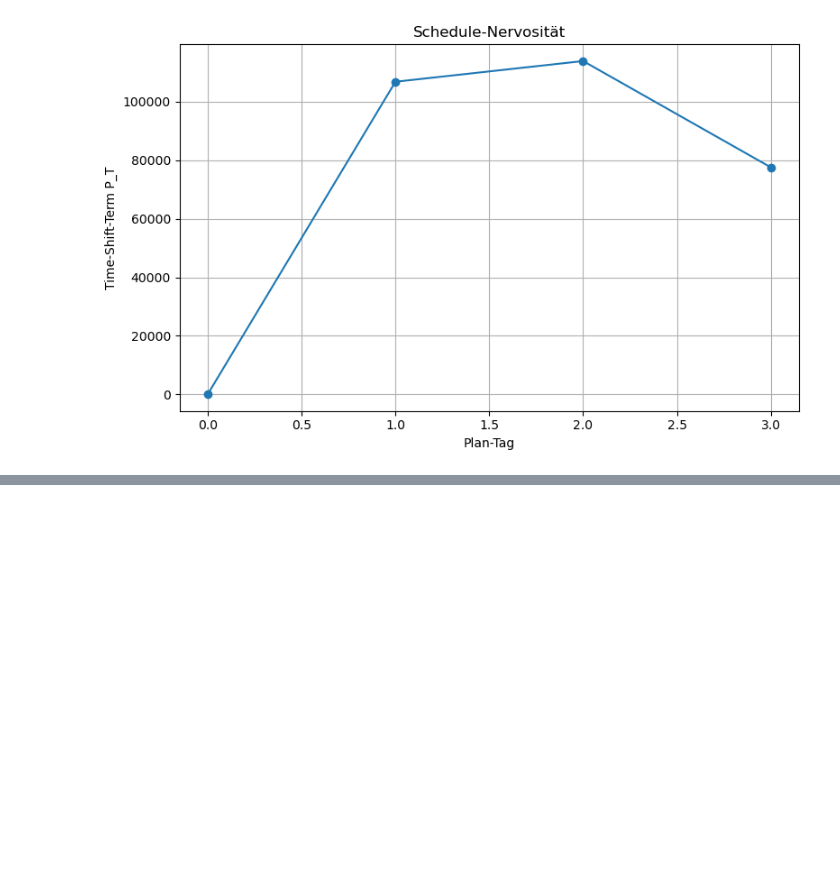
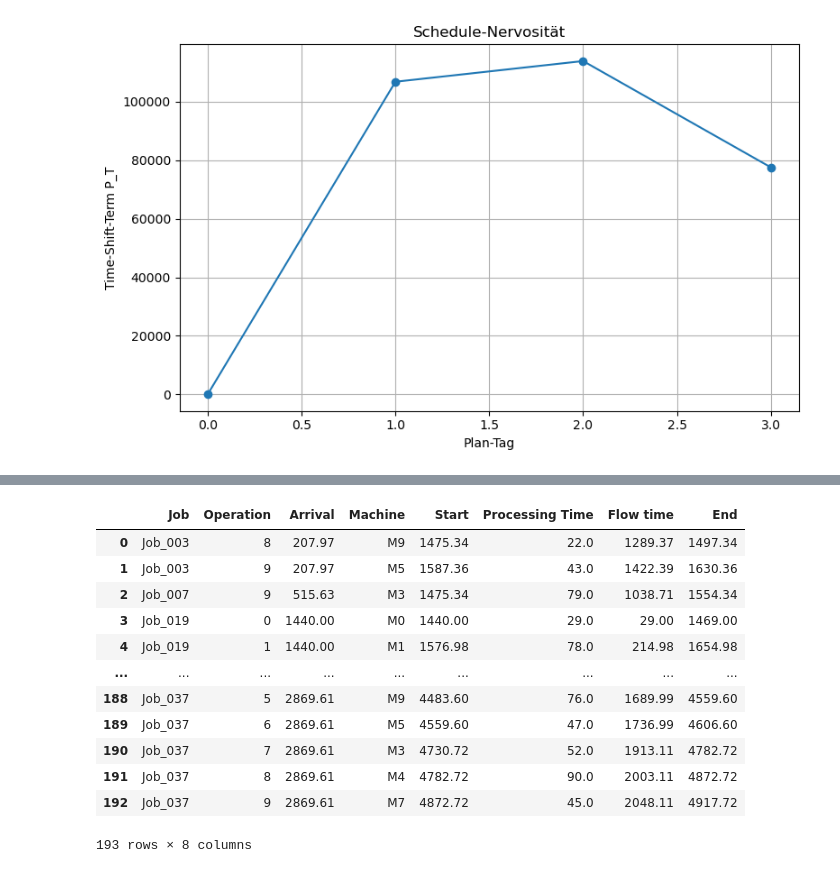
Before and after one commit to konrad-adamski/HTWD_JSSP, a Jupyter notebook: 02_Mai/01_Nervousness/02_Nervousness Comparison Hwangbo.ipynb, the cells around one changed output, grey strips where cells are left out. Cells and saved outputs as stored; diff of their text form; code cells hidden in the pictures; blank space fills up the shorter version.

```diff
--- a/02_Mai/01_Nervousness/02_Nervousness Comparison Hwangbo.ipynb
+++ b/02_Mai/01_Nervousness/02_Nervousness Comparison Hwangbo.ipynb
@@ -186,0 +183,17 @@ plt.show()
+# %%
+df_plan_wu_01 =  pd.read_csv(Path(PROJECT_ROOT, "data/05_schedule_01_reschedule.csv"))
+df_plan_wu_01
+# %% [output]
+|  | Job | Operation | Arrival | Machine | Start | Processing Time | Flow time | End |
+| 0 | Job_003 | 8 | 207.97 | M9 | 1475.34 | 22.0 | 1289.37 | 1497.34 |
+| 1 | Job_003 | 9 | 207.97 | M5 | 1587.36 | 43.0 | 1422.39 | 1630.36 |
+| 2 | Job_007 | 9 | 515.63 | M3 | 1475.34 | 79.0 | 1038.71 | 1554.34 |
+| 3 | Job_019 | 0 | 1440.00 | M0 | 1440.00 | 29.0 | 29.00 | 1469.00 |
+| 4 | Job_019 | 1 | 1440.00 | M1 | 1576.98 | 78.0 | 214.98 | 1654.98 |
+| ... | ... | ... | ... | ... | ... | ... | ... | ... |
+| 188 | Job_037 | 5 | 2869.61 | M9 | 4483.60 | 76.0 | 1689.99 | 4559.60 |
+| 189 | Job_037 | 6 | 2869.61 | M5 | 4559.60 | 47.0 | 1736.99 | 4606.60 |
+| 190 | Job_037 | 7 | 2869.61 | M3 | 4730.72 | 52.0 | 1913.11 | 4782.72 |
+| 191 | Job_037 | 8 | 2869.61 | M4 | 4782.72 | 90.0 | 2003.11 | 4872.72 |
+| 192 | Job_037 | 9 | 2869.61 | M7 | 4872.72 | 45.0 | 2048.11 | 4917.72 |
+193 rows × 8 columns
```
Also changed, not shown: parts of 10 cells of this notebook, 4 other files.
